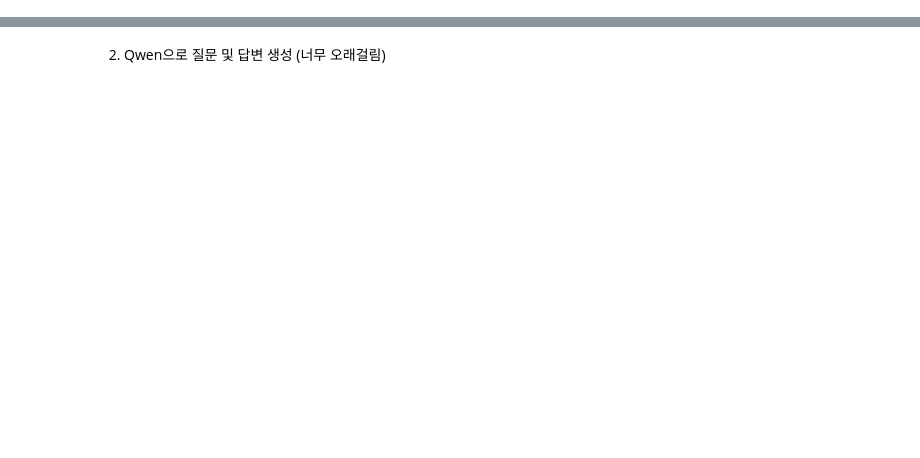
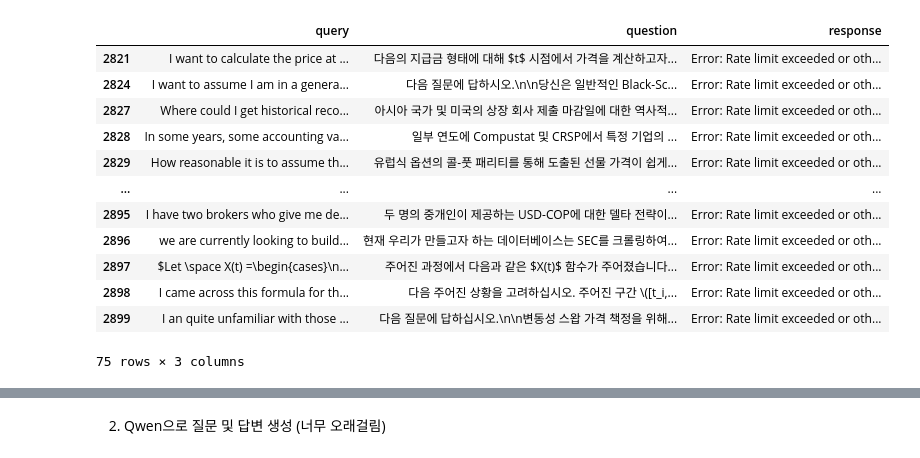
Before and after one commit to LDC-ai/KRX_LLM, a Jupyter notebook: data_slicing.ipynb, the cells around one changed output, grey strips where cells are left out. Cells and saved outputs as stored; diff of their text form; code cells hidden in the pictures; blank space fills up the shorter version.

```diff
--- a/data_slicing.ipynb
+++ b/data_slicing.ipynb
@@ -189,0 +201,18 @@ NameError: name 'total_prompt_tokens_for_q' is not defined
+# %%
+df = df[:2800]
+# %%
+df[df['response'] == 'Error: Rate limit exceeded or other issue']
+# %% [output]
+|  | query | question | response |
+| 2821 | I want to calculate the price at ... | 다음의 지급금 형태에 대해 $t$ 시점에서 가격을 계산하고자... | Error: Rate limit exceeded or oth... |
+| 2824 | I want to assume I am in a genera... | 다음 질문에 답하시오.\n\n당신은 일반적인 Black-Sc... | Error: Rate limit exceeded or oth... |
+| 2827 | Where could I get historical reco... | 아시아 국가 및 미국의 상장 회사 제출 마감일에 대한 역사적... | Error: Rate limit exceeded or oth... |
+| 2828 | In some years, some accounting va... | 일부 연도에 Compustat 및 CRSP에서 특정 기업의 ... | Error: Rate limit exceeded or oth... |
+| 2829 | How reasonable it is to assume th... | 유럽식 옵션의 콜-풋 패리티를 통해 도출된 선물 가격이 쉽게... | Error: Rate limit exceeded or oth... |
+| ... | ... | ... | ... |
+| 2895 | I have two brokers who give me de... | 두 명의 중개인이 제공하는 USD-COP에 대한 델타 전략이... | Error: Rate limit exceeded or oth... |
+| 2896 | we are currently looking to build... | 현재 우리가 만들고자 하는 데이터베이스는 SEC를 크롤링하여... | Error: Rate limit exceeded or oth... |
+| 2897 | $Let \space X(t) =\begin{cases}\n... | 주어진 과정에서 다음과 같은 $X(t)$ 함수가 주어졌습니다... | Error: Rate limit exceeded or oth... |
+| 2898 | I came across this formula for th... | 다음 주어진 상황을 고려하십시오. 주어진 구간 \([t_i,... | Error: Rate limit exceeded or oth... |
+| 2899 | I an quite unfamiliar with those ... | 다음 질문에 답하십시오.\n\n변동성 스왑 가격 책정을 위해... | Error: Rate limit exceeded or oth... |
+75 rows × 3 columns
```
Also changed, not shown: parts of 15 cells of this notebook.
